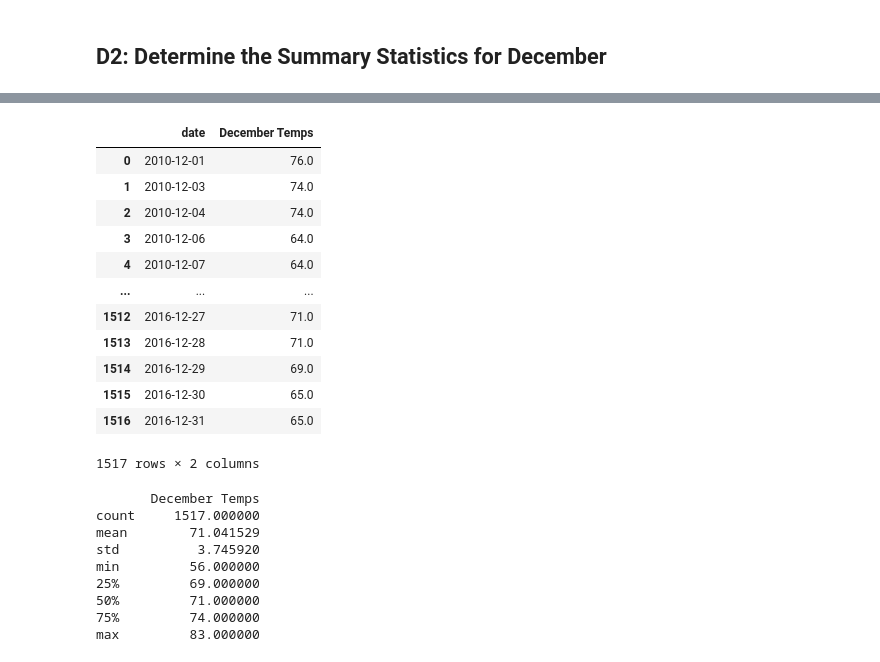
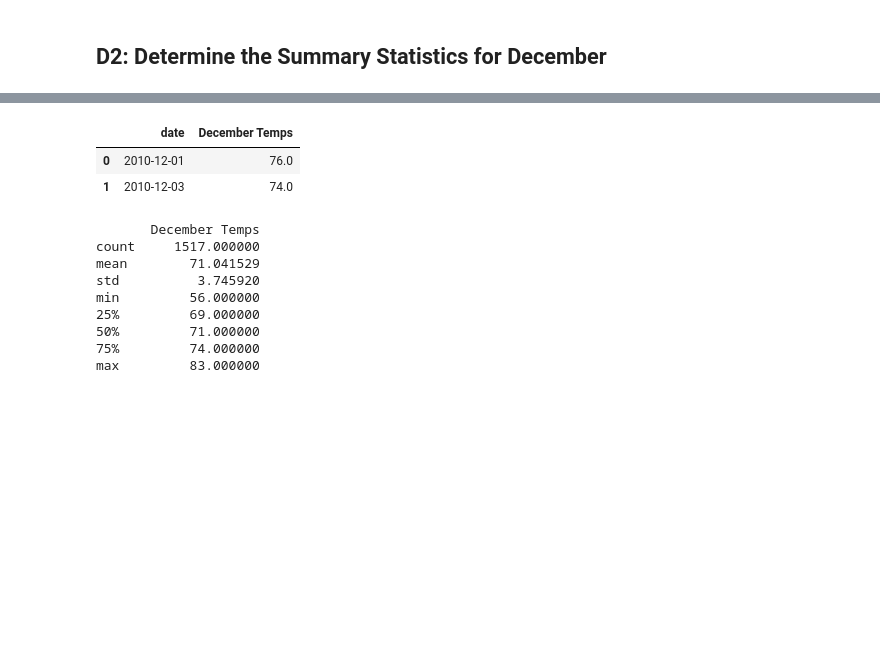
Before and after one commit to ryanmorin/surfs_up, a Jupyter notebook: SurfsUp_Challenge.ipynb, the cells around one changed output, grey strips where cells are left out. Saved outputs shown, nothing was run; the diff lists cells and outputs as text; code cells hidden in the pictures; blank space fills up the shorter version.

```diff
--- a/SurfsUp_Challenge.ipynb
+++ b/SurfsUp_Challenge.ipynb
@@ -142,21 +143,11 @@ dec_temps = temp_lst(dec_results)
 # %%
 # 8. Create a DataFrame from the list of temperatures for the month of December.
 df_dec = pd.DataFrame(dec_results, columns=['date','December Temps'])
-df_dec
+df_dec.head(2)
 # %% [output]
 |  | date | December Temps |
 | 0 | 2010-12-01 | 76.0 |
 | 1 | 2010-12-03 | 74.0 |
-| 2 | 2010-12-04 | 74.0 |
-| 3 | 2010-12-06 | 64.0 |
-| 4 | 2010-12-07 | 64.0 |
-| ... | ... | ... |
-| 1512 | 2016-12-27 | 71.0 |
-| 1513 | 2016-12-28 | 71.0 |
-| 1514 | 2016-12-29 | 69.0 |
-| 1515 | 2016-12-30 | 65.0 |
-| 1516 | 2016-12-31 | 65.0 |
-1517 rows × 2 columns
 # %%
 # 9. Calculate and print out the summary statistics for the Decemeber temperature DataFrame.
 print(df_dec.describe())
```
Also changed, not shown: parts of 6 cells of this notebook, 2 other files.
